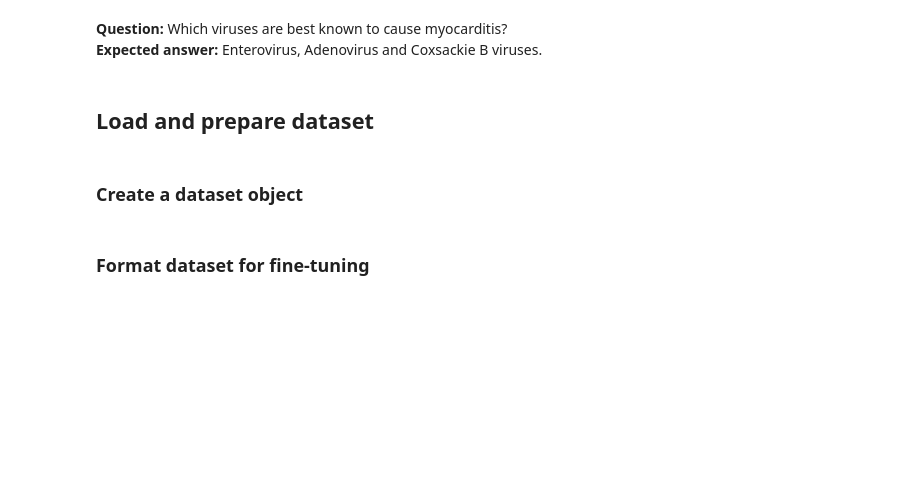
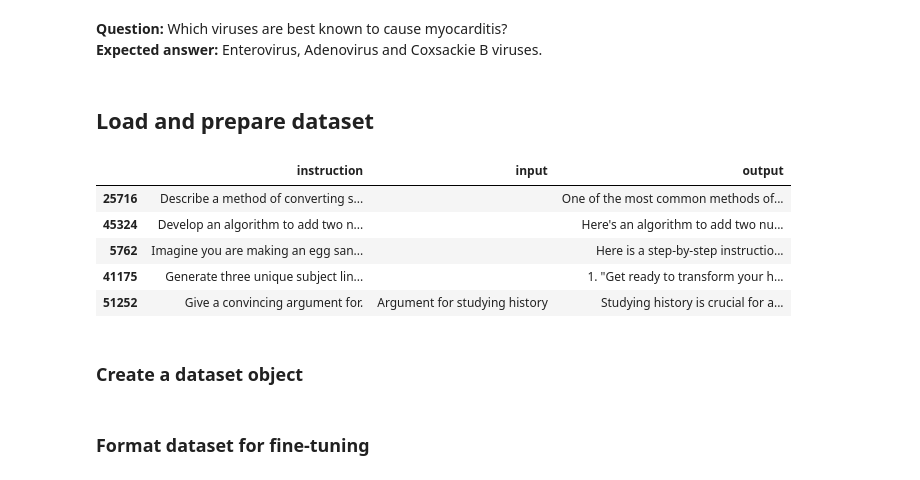
Before and after one commit to parnnoi/DL-2026, a Jupyter notebook: src/Lab10/LoRA.ipynb, the cells around one changed output. Saved outputs shown, nothing was run; the diff lists cells and outputs as text; code cells hidden in the pictures; blank space fills up the shorter version.

```diff
--- a/src/Lab10/LoRA.ipynb
+++ b/src/Lab10/LoRA.ipynb
@@ -65,7 +91,14 @@ print_markdown(result[0]["generated_text"])
 import pandas as pd
 import datasets
 # %%
-bioasq_df = pd.read_csv("bioasq.csv")
-bioasq_df.shape
+dataset = pd.read_json("alpaca_data_cleaned.json")
+dataset.shape
 # %%
-bioasq_df.sample(5)
+dataset.sample(5)
+# %% [output]
+|  | instruction | input | output |
+| 25716 | Describe a method of converting s... |  | One of the most common methods of... |
+| 45324 | Develop an algorithm to add two n... |  | Here's an algorithm to add two nu... |
+| 5762 | Imagine you are making an egg san... |  | Here is a step-by-step instructio... |
+| 41175 | Generate three unique subject lin... |  | 1. "Get ready to transform your h... |
+| 51252 | Give a convincing argument for. | Argument for studying history | Studying history is crucial for a... |
```
Also changed, not shown: parts of 11 cells of this notebook, 8 other files.
